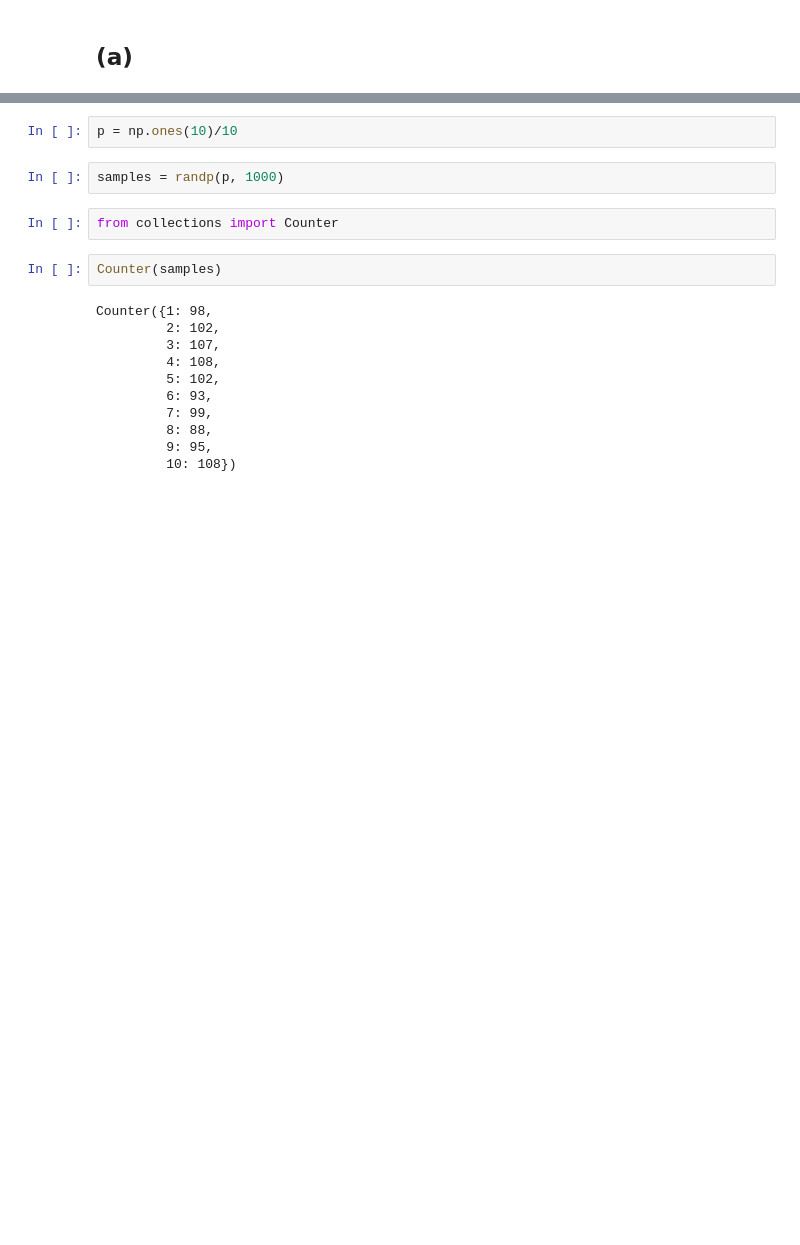
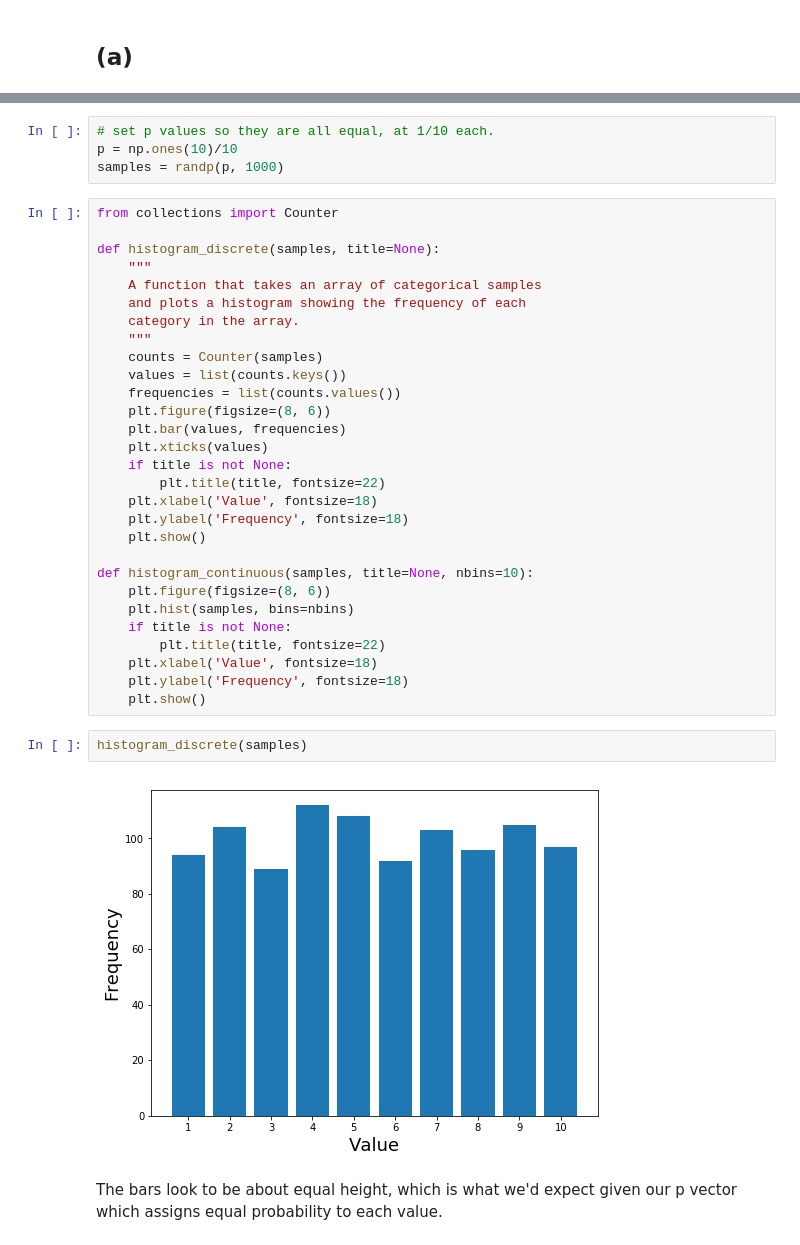
Before and after one commit to rfeinman/hw-mathtools, a Jupyter notebook: Feinman_Reuben_HW4/hw4.ipynb, the cells around one changed output, grey strips where cells are left out. Drawn from its saved outputs; the diff is of its cells as text; blank space fills up the shorter version.

```diff
--- a/Feinman_Reuben_HW4/hw4.ipynb
+++ b/Feinman_Reuben_HW4/hw4.ipynb
@@ -74,22 +75,42 @@ def randp(p, num):
     samples = [np.random.choice(values, p=p) for _ in range(num)]
 
     return np.asarray(samples)
-# %%
-p = np.ones(10)/10
-# %%
-samples = randp(p, 1000)
-# %%
-from collections import Counter
+# %%
+# set p values so they are all equal, at 1/10 each.
+p = np.ones(10)/10
+samples = randp(p, 1000)
+# %%
+from collections import Counter
+
+def histogram_discrete(samples, title=None):
+    """
+    A function that takes an array of categorical samples
+    and plots a histogram showing the frequency of each
+    category in the array.
+    """
+    counts = Counter(samples)
+    values = list(counts.keys())
+    frequencies = list(counts.values())
+    plt.figure(figsize=(8, 6))
+    plt.bar(values, frequencies)
+    plt.xticks(values)
+    if title is not None:
+        plt.title(title, fontsize=22)
+    plt.xlabel('Value', fontsize=18)
+    plt.ylabel('Frequency', fontsize=18)
+    plt.show()
+
+def histogram_continuous(samples, title=None, nbins=10):
+    plt.figure(figsize=(8, 6))
+    plt.hist(samples, bins=nbins)
+    if title is not None:
+        plt.title(title, fontsize=22)
+    plt.xlabel('Value', fontsize=18)
+    plt.ylabel('Frequency', fontsize=18)
+    plt.show()
 # %%
-Counter(samples)
+histogram_discrete(samples)
 # %% [output]
-Counter({1: 98,
-         2: 102,
-         3: 107,
-         4: 108,
-         5: 102,
-         6: 93,
-         7: 99,
-         8: 88,
-         9: 95,
-         10: 108})
+[figure, added]
+# %% [markdown]
+The bars look to be about equal height, which is what we'd expect given our p vector which assigns equal probability to each value.
```
Also changed, not shown: parts of 20 cells of this notebook.
